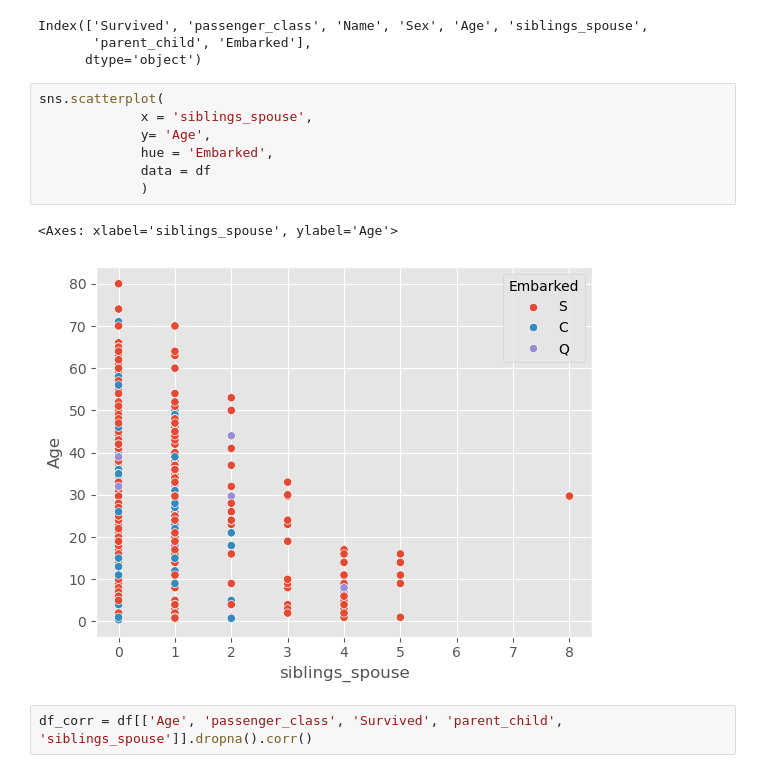
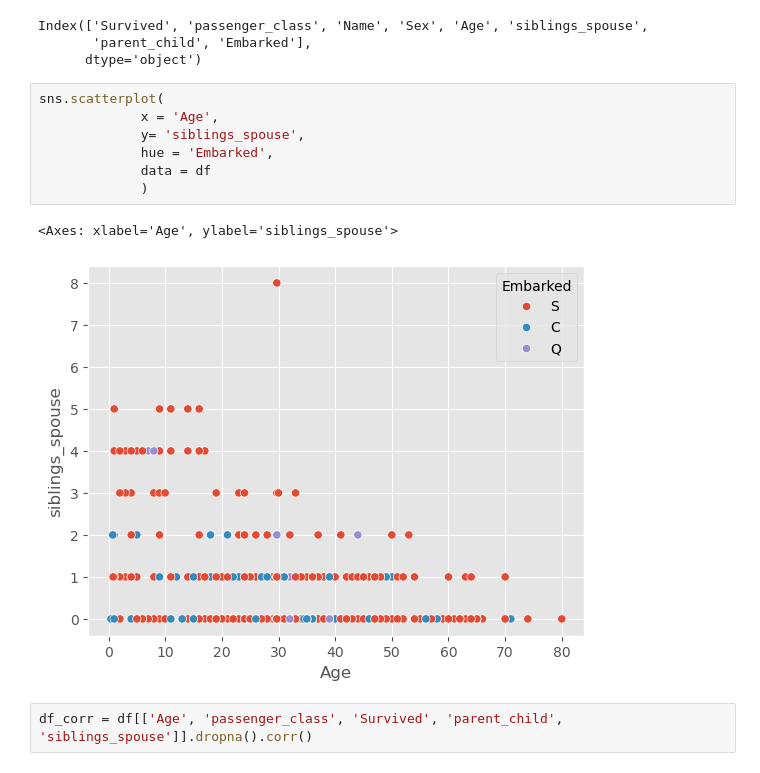
Before and after one commit to alexanderchosen/eda_with_python, a Jupyter notebook: Titanic_dataset_eda/titanic.ipynb, the cells around one changed output. Cells and saved outputs as stored; diff of their text form.

```diff
--- a/Titanic_dataset_eda/titanic.ipynb
+++ b/Titanic_dataset_eda/titanic.ipynb
@@ -730,14 +730,14 @@ Index(['Survived', 'passenger_class', 'Name', 'Sex', 'Age', 'siblings_spouse',
       dtype='object')
 # %%
 sns.scatterplot(
-             x = 'siblings_spouse',
-             y= 'Age',
+             x = 'Age',
+             y= 'siblings_spouse',
              hue = 'Embarked',
              data = df
              )
 # %% [output]
-<Axes: xlabel='siblings_spouse', ylabel='Age'>
+<Axes: xlabel='Age', ylabel='siblings_spouse'>
-[figure, old version]
+[figure, new version]
 # %%
 df_corr = df[['Age', 'passenger_class', 'Survived', 'parent_child', 'siblings_spouse']].dropna().corr()
 # %%
```
